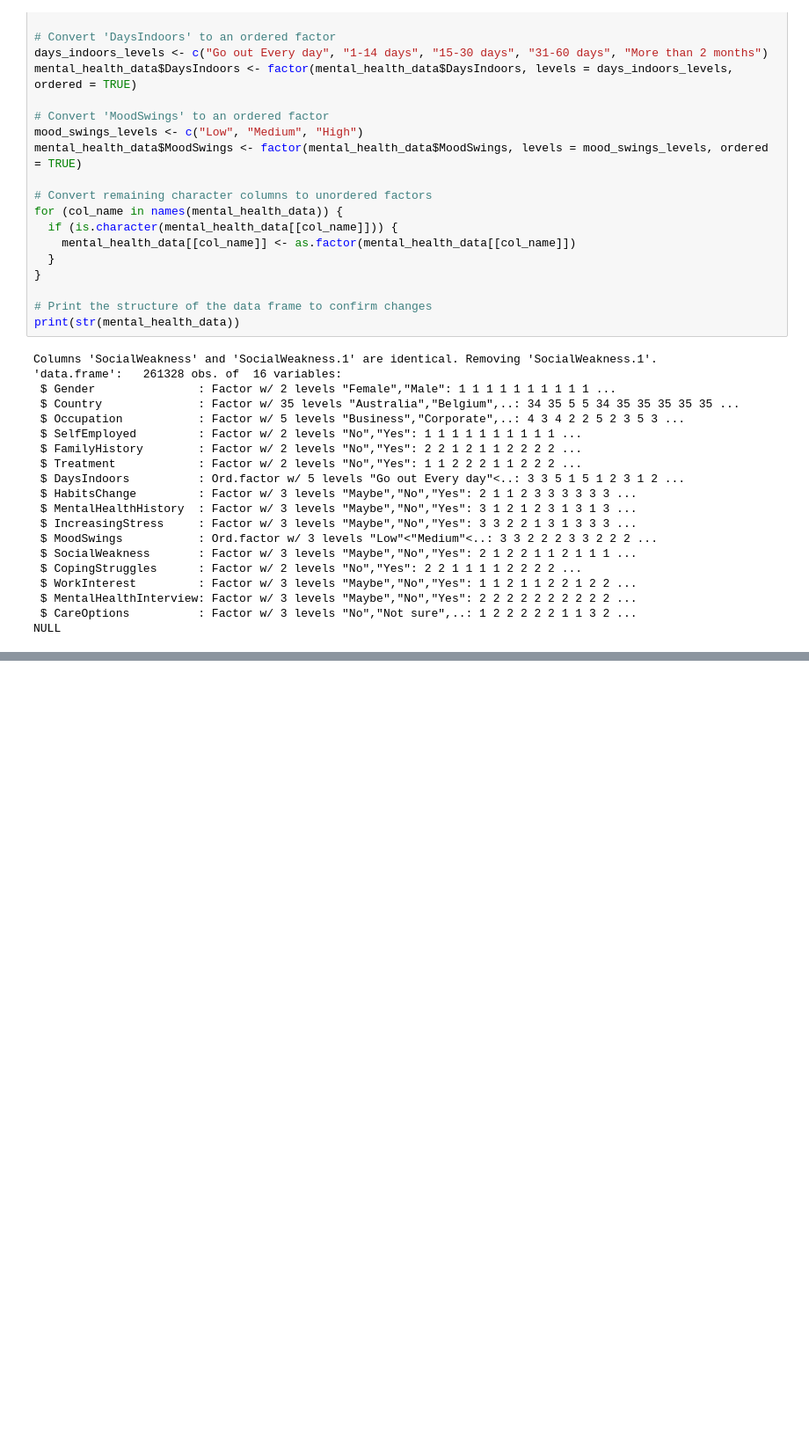
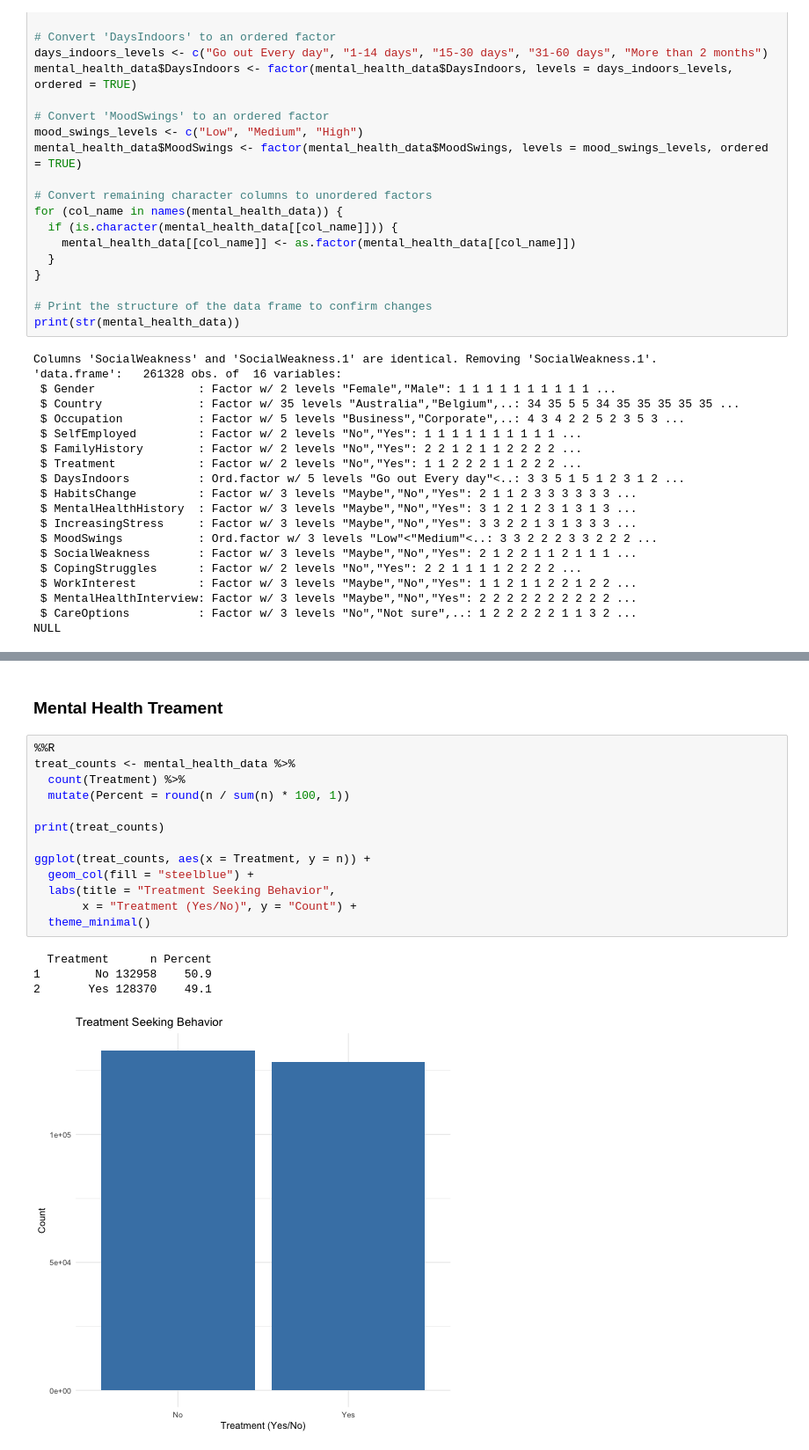
Before and after one commit to Deepking1996/ADS-506_Group_3_Final_Team_Project-, a Jupyter notebook: ADS_506_Final_Team_Project.ipynb, the cells around one changed output, grey strips where cells are left out. Shown at 88% size. Drawn from its saved outputs; the diff is of its cells as text; blank space fills up the shorter version.

```diff
--- a/ADS_506_Final_Team_Project.ipynb
+++ b/ADS_506_Final_Team_Project.ipynb
@@ -261,0 +337,20 @@ NULL
+# %% [markdown]
+### Mental Health Treament
+# %%
+%%R
+treat_counts <- mental_health_data %>%
+  count(Treatment) %>%
+  mutate(Percent = round(n / sum(n) * 100, 1))
+
+print(treat_counts)
+
+ggplot(treat_counts, aes(x = Treatment, y = n)) +
+  geom_col(fill = "steelblue") +
+  labs(title = "Treatment Seeking Behavior",
+       x = "Treatment (Yes/No)", y = "Count") +
+  theme_minimal()
+# %% [output]
+  Treatment      n Percent
+1        No 132958    50.9
+2       Yes 128370    49.1
+[figure, added]
```
Also changed, not shown: parts of 26 cells of this notebook.
